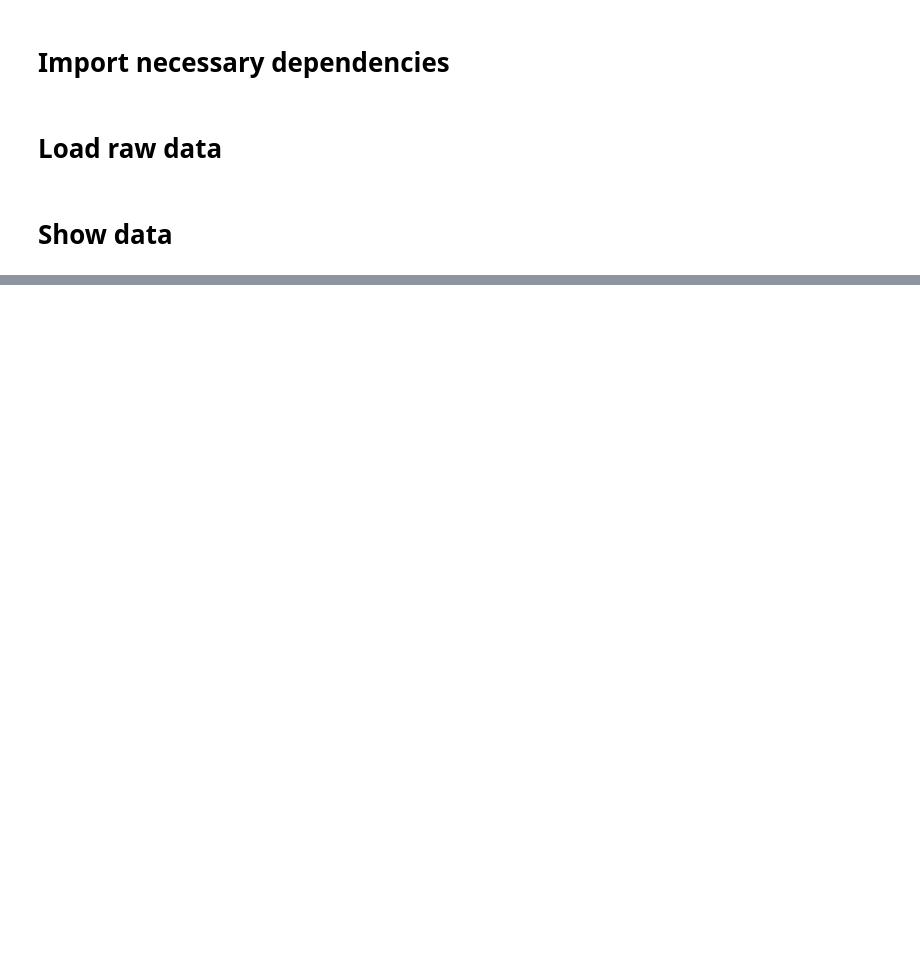
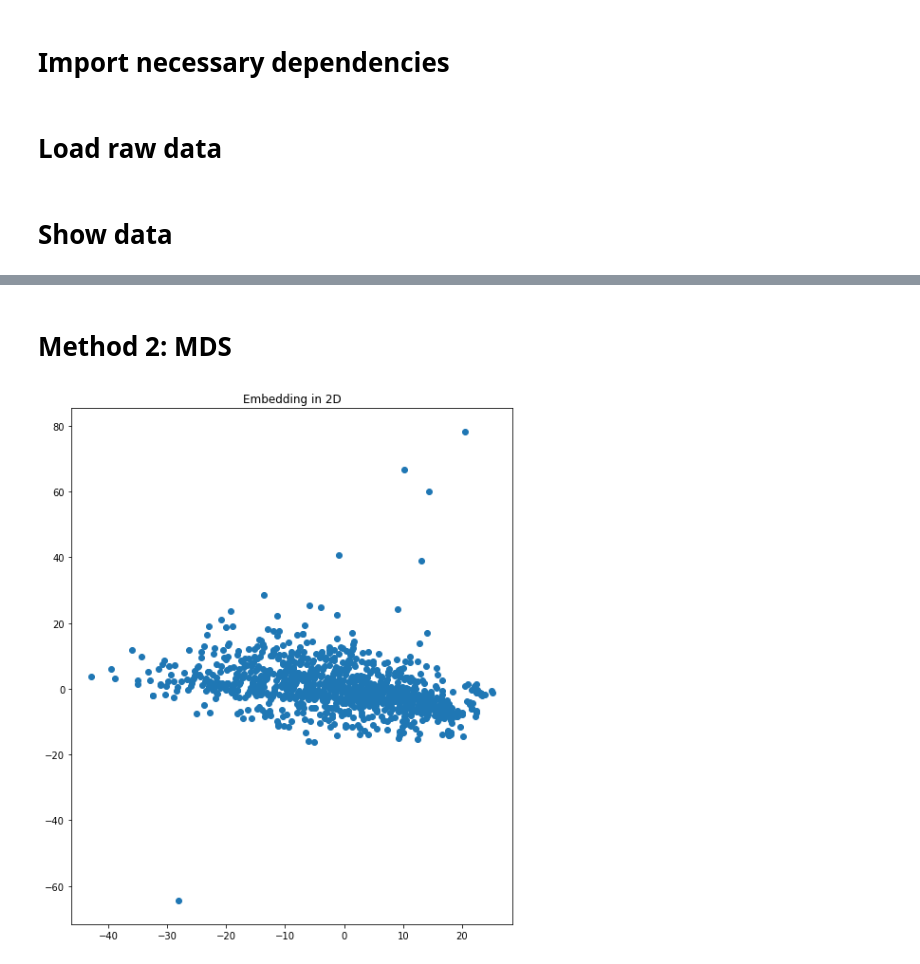
Before and after one commit to ThomasBrue/second-assignment-data-science, a Jupyter notebook: censusIncome.ipynb, the cells around one changed output, grey strips where cells are left out. Saved outputs shown, nothing was run; the diff lists cells and outputs as text; code cells hidden in the pictures; blank space fills up the shorter version.

```diff
--- a/censusIncome.ipynb
+++ b/censusIncome.ipynb
@@ -47,0 +190,20 @@ raw_data.head(6)
+# %% [markdown]
+# Method 2: MDS
+# %%
+from sklearn.manifold import MDS
+
+#print(a)
+#print(len(a))
+X = np.array(a)
+mds = MDS(random_state=0)
+X_transform = mds.fit_transform(X)
+
+fig = plt.figure(2, (20,10))
+
+ax = fig.add_subplot(122)
+plt.scatter(X_transform[:,0], X_transform[:,1])#, s=size, c=colors)
+plt.title('Embedding in 2D')
+fig.subplots_adjust(wspace=.4, hspace=0.5)
+plt.show()
+# %% [output]
+[figure, added]
```
Also changed, not shown: parts of 10 cells of this notebook, 1 other file.
